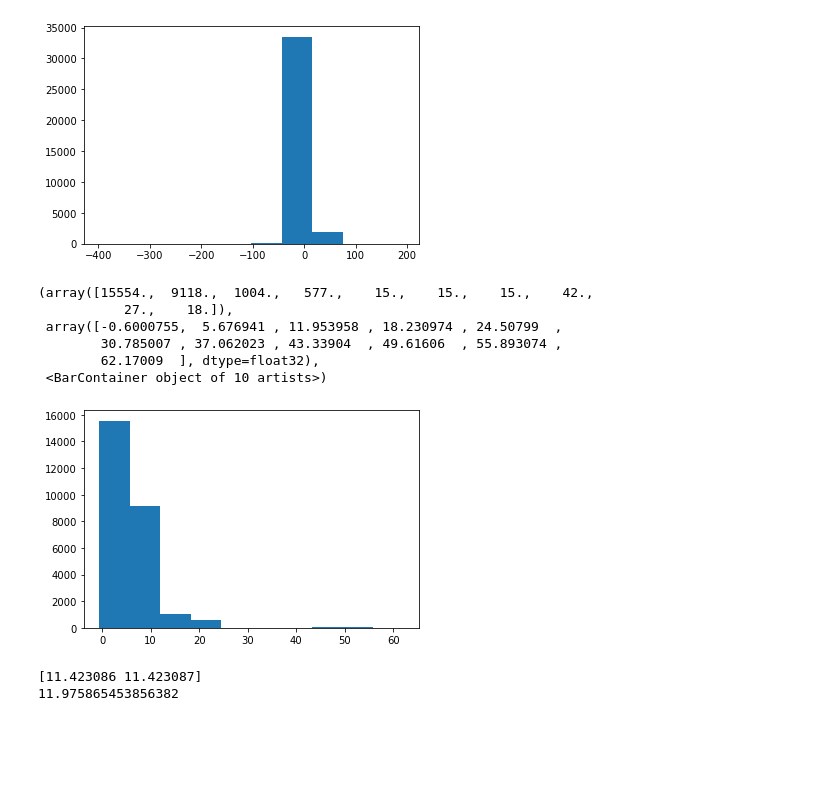
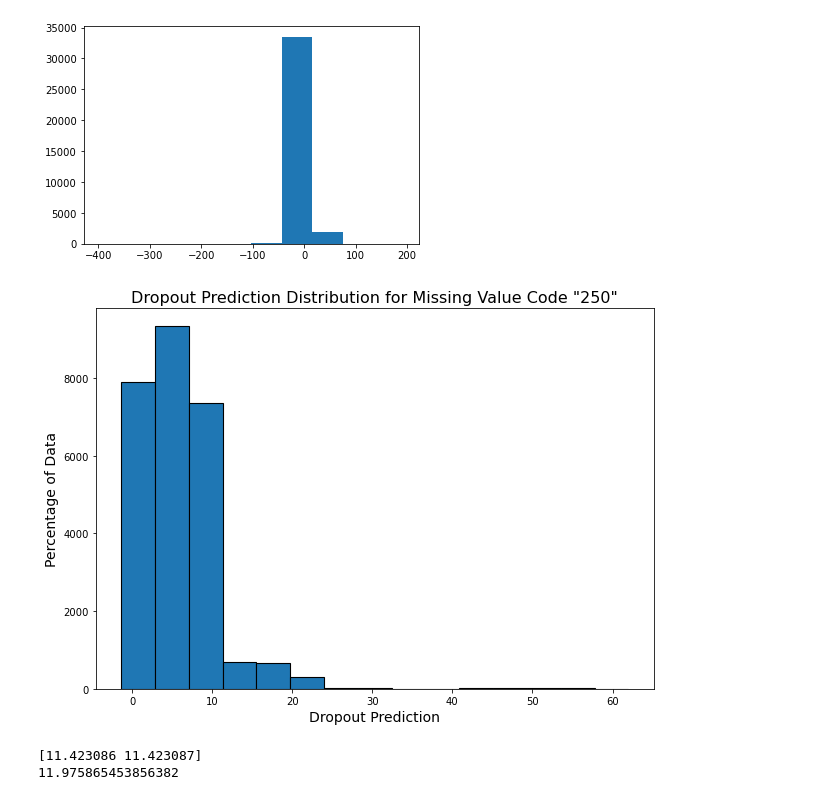
Before and after one commit to M-Harrington/SnowComp, a Jupyter notebook: chapter3/SummaryGraphs.ipynb, the cells around one changed output. Saved outputs shown, nothing was run; the diff lists cells and outputs as text; code cells hidden in the pictures; blank space fills up the shorter version.

```diff
--- a/chapter3/SummaryGraphs.ipynb
+++ b/chapter3/SummaryGraphs.ipynb
@@ -334,17 +369,18 @@ plt.hist(missing_pred)
 # %%
 #Only 250
 missing_train = x_train[np.all(x_train*255 == 250., axis = (1,2,3))]
+missing_pred = modis_net(torch.Tensor(missing_train)).detach().numpy()
 
-missing_pred = modis_net(torch.Tensor(missing_train)).detach().numpy()
-plt.hist(missing_pred)
+fig, ax = plt.subplots(figsize = (10,7))
+ax.hist(missing_pred,
+        bins = 15, edgecolor='black', linewidth=1.1)
+ax.ticklabel_format(style='plain')
+ax.set_ylabel("Percentage of Data", fontsize= 14)
+ax.set_xlabel("Dropout Prediction", fontsize= 14)
+ax.set_title('Dropout Prediction Distribution for Missing Value Code "250"', fontsize= 16)
+plt.show()
 # %% [output]
-(array([15554.,  9118.,  1004.,   577.,    15.,    15.,    15.,    42.,
-           27.,    18.]),
- array([-0.6000755,  5.676941 , 11.953958 , 18.230974 , 24.50799  ,
-        30.785007 , 37.062023 , 43.33904  , 49.61606  , 55.893074 ,
-        62.17009  ], dtype=float32),
- <BarContainer object of 10 artists>)
-[figure, old version]
+[figure, new version]
 # %%
 #dropout off, all missing values
 #[201, 250, 255]
```
Also changed, not shown: parts of 14 cells of this notebook.
